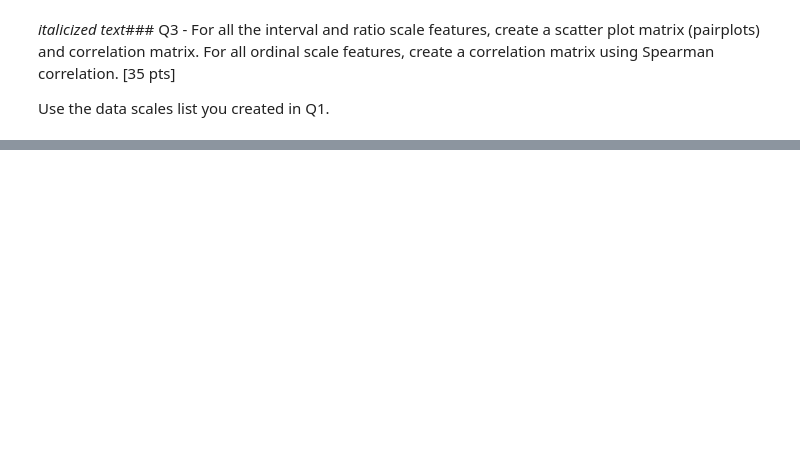
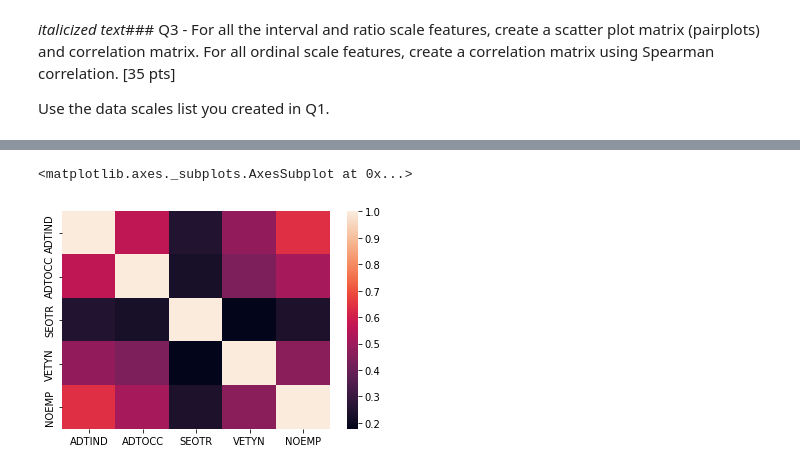
Before and after one commit to WilliamAshbee/DatascienceHomeworks, a Jupyter notebook: HW1_Ashbee_William.ipynb, the cells around one changed output, grey strips where cells are left out. Drawn from its saved outputs; the diff is of its cells as text; code cells hidden in the pictures; blank space fills up the shorter version.

```diff
--- a/HW1_Ashbee_William.ipynb
+++ b/HW1_Ashbee_William.ipynb
@@ -438,0 +520,6 @@ Use the data scales list you created in Q1.
+# %%
+correlations = ordinaldf.corr()
+sns.heatmap(correlations)
+# %% [output]
+<matplotlib.axes._subplots.AxesSubplot at 0x...>
+[figure, added]
```
Also changed, not shown: parts of 27 cells of this notebook.
